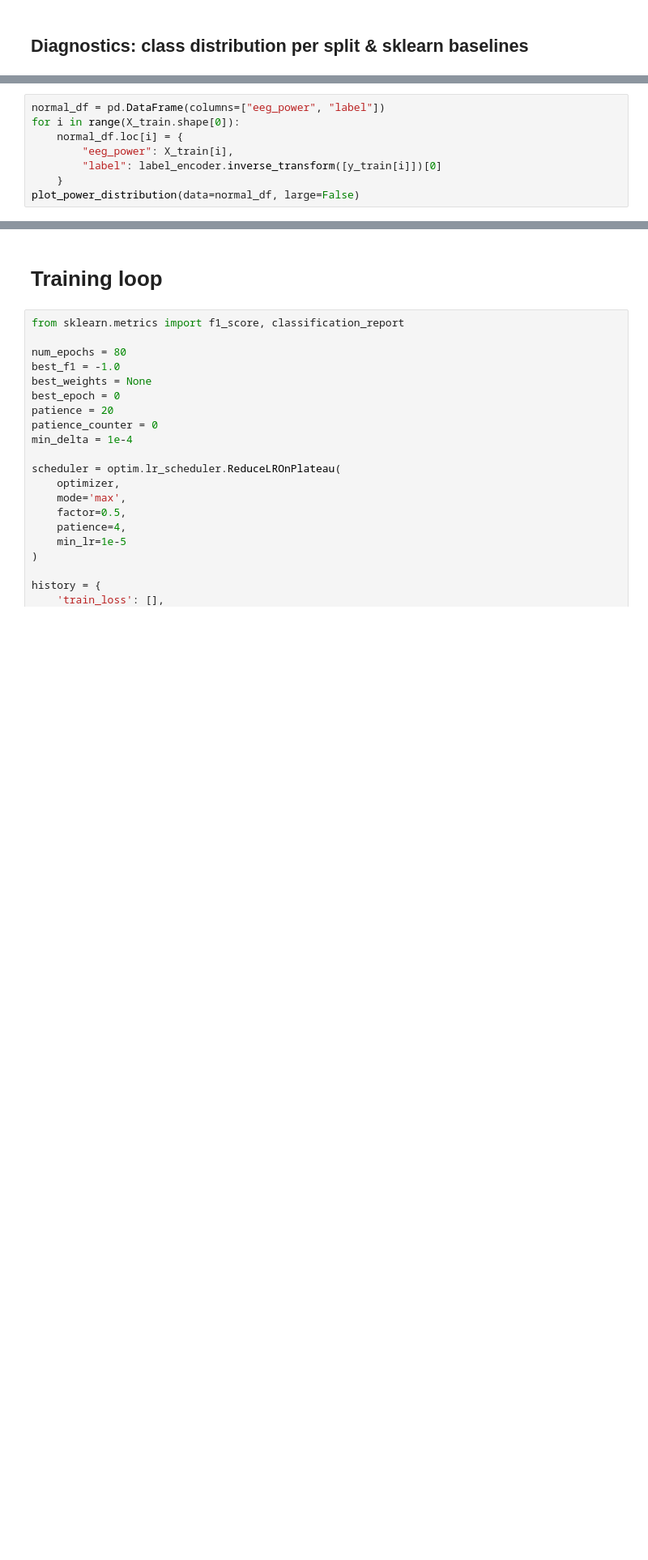
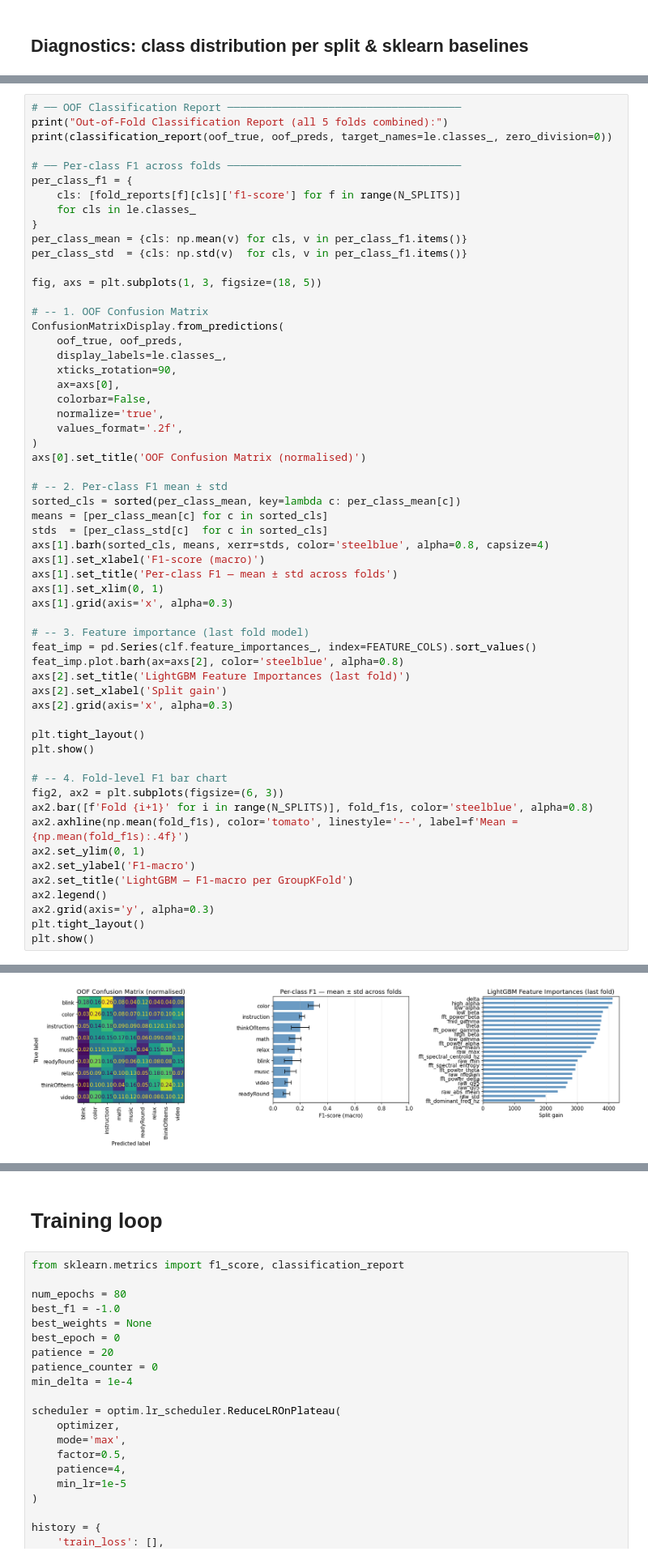
Before and after one commit to parhamkebria/EEG, a Jupyter notebook: EEG_Power_MLP.ipynb, the cells around one changed output, grey strips where cells are left out. Shown at 81% size. Cells and saved outputs as stored; diff of their text form; blank space fills up the shorter version.

```diff
--- a/EEG_Power_MLP.ipynb
+++ b/EEG_Power_MLP.ipynb
@@ -765,8 +821,0 @@ plt.show()
-# %%
-normal_df = pd.DataFrame(columns=["eeg_power", "label"])
-for i in range(X_train.shape[0]):
-    normal_df.loc[i] = {
-        "eeg_power": X_train[i],
-        "label": label_encoder.inverse_transform([y_train[i]])[0]
-    }
-plot_power_distribution(data=normal_df, large=False)
@@ -772,0 +900,59 @@ plot_power_distribution(data=normal_df, large=False)
+# %%
+# ── OOF Classification Report ─────────────────────────────────────
+print("Out-of-Fold Classification Report (all 5 folds combined):")
+print(classification_report(oof_true, oof_preds, target_names=le.classes_, zero_division=0))
+
+# ── Per-class F1 across folds ─────────────────────────────────────
+per_class_f1 = {
+    cls: [fold_reports[f][cls]['f1-score'] for f in range(N_SPLITS)]
+    for cls in le.classes_
+}
+per_class_mean = {cls: np.mean(v) for cls, v in per_class_f1.items()}
+per_class_std  = {cls: np.std(v)  for cls, v in per_class_f1.items()}
+
+fig, axs = plt.subplots(1, 3, figsize=(18, 5))
+
+# -- 1. OOF Confusion Matrix
+ConfusionMatrixDisplay.from_predictions(
+    oof_true, oof_preds,
+    display_labels=le.classes_,
+    xticks_rotation=90,
+    ax=axs[0],
+    colorbar=False,
+    normalize='true',
+    values_format='.2f',
+)
+axs[0].set_title('OOF Confusion Matrix (normalised)')
+
+# -- 2. Per-class F1 mean ± std
+sorted_cls = sorted(per_class_mean, key=lambda c: per_class_mean[c])
+means = [per_class_mean[c] for c in sorted_cls]
+stds  = [per_class_std[c]  for c in sorted_cls]
+axs[1].barh(sorted_cls, means, xerr=stds, color='steelblue', alpha=0.8, capsize=4)
+axs[1].set_xlabel('F1-score (macro)')
+axs[1].set_title('Per-class F1 — mean ± std across folds')
+axs[1].set_xlim(0, 1)
+axs[1].grid(axis='x', alpha=0.3)
+
+# -- 3. Feature importance (last fold model)
+feat_imp = pd.Series(clf.feature_importances_, index=FEATURE_COLS).sort_values()
+feat_imp.plot.barh(ax=axs[2], color='steelblue', alpha=0.8)
+axs[2].set_title('LightGBM Feature Importances (last fold)')
+axs[2].set_xlabel('Split gain')
+axs[2].grid(axis='x', alpha=0.3)
+
+plt.tight_layout()
+plt.show()
+
+# -- 4. Fold-level F1 bar chart
+fig2, ax2 = plt.subplots(figsize=(6, 3))
+ax2.bar([f'Fold {i+1}' for i in range(N_SPLITS)], fold_f1s, color='steelblue', alpha=0.8)
+ax2.axhline(np.mean(fold_f1s), color='tomato', linestyle='--', label=f'Mean = {np.mean(fold_f1s):.4f}')
+ax2.set_ylim(0, 1)
+ax2.set_ylabel('F1-macro')
+ax2.set_title('LightGBM — F1-macro per GroupKFold')
+ax2.legend()
+ax2.grid(axis='y', alpha=0.3)
+plt.tight_layout()
+plt.show()
+# %% [output]
@@ -772,0 +975 @@ plot_power_distribution(data=normal_df, large=False)
+[figure, added]
```
Also changed, not shown: parts of 14 cells of this notebook.
